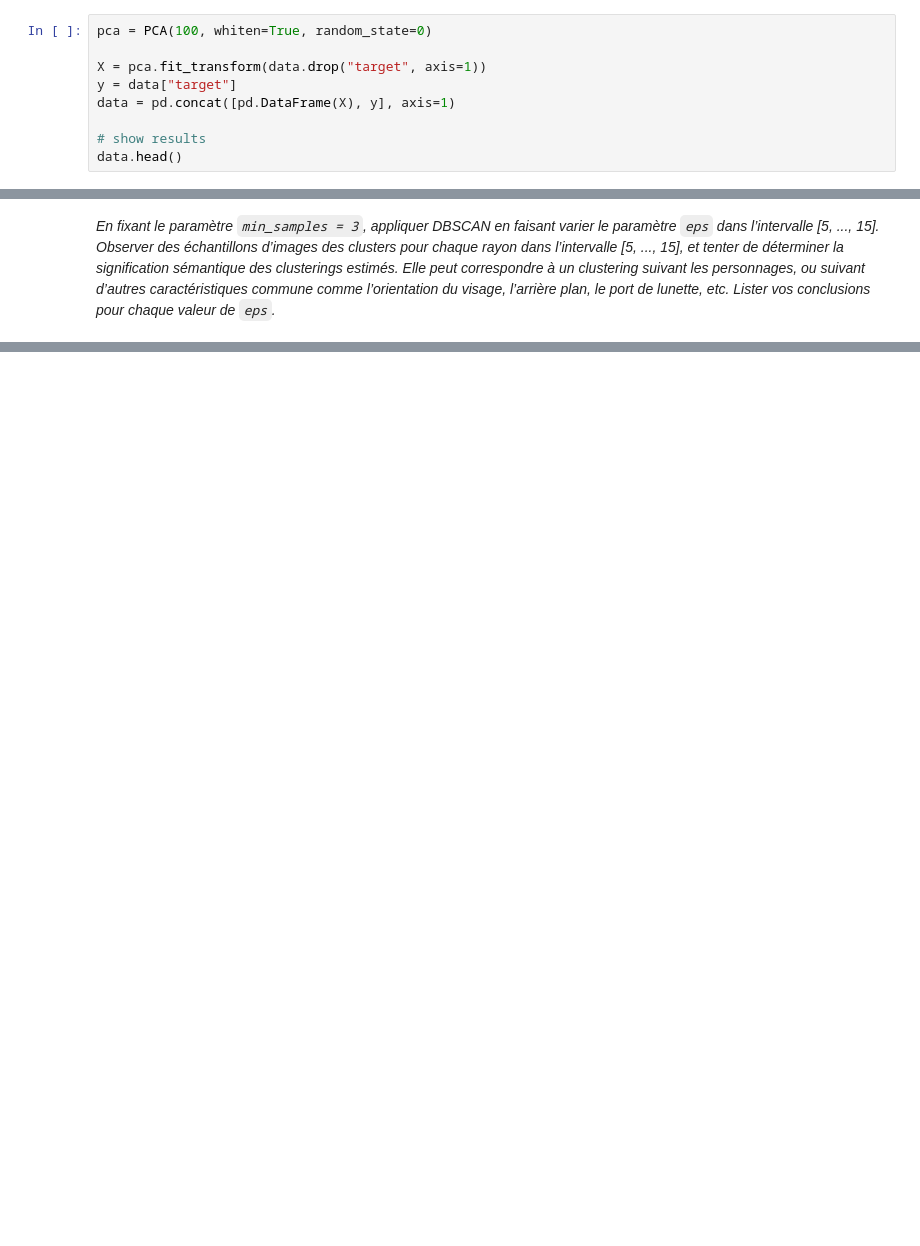
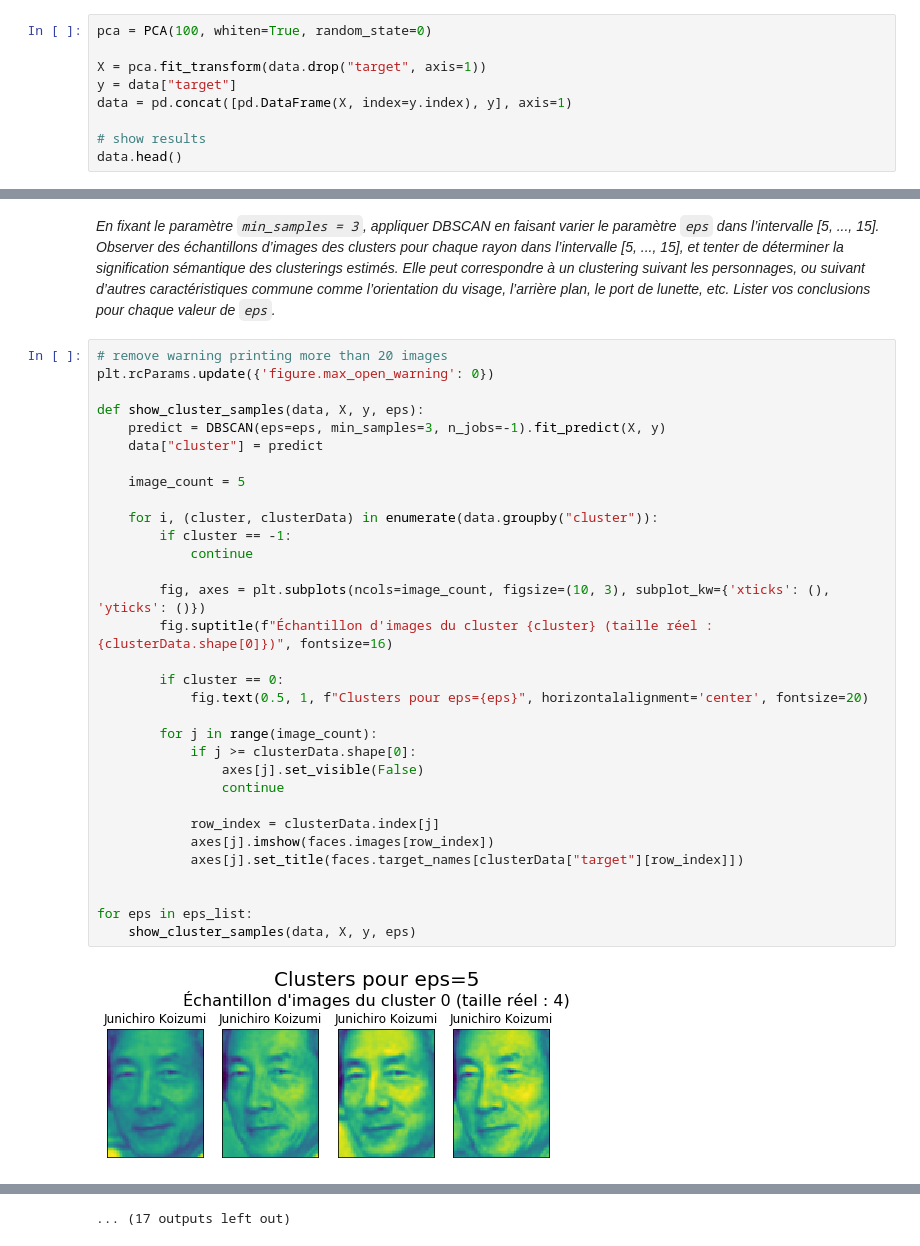
Before and after one commit to Neilero/IFT870-LFW, a Jupyter notebook: src/tp4_debut.ipynb, the cells around one changed output, grey strips where cells are left out. Cells and saved outputs as stored; diff of their text form; blank space fills up the shorter version.

```diff
--- a/src/tp4_debut.ipynb
+++ b/src/tp4_debut.ipynb
@@ -90,7 +91,7 @@ pca = PCA(100, whiten=True, random_state=0)
 
 X = pca.fit_transform(data.drop("target", axis=1))
 y = data["target"]
-data = pd.concat([pd.DataFrame(X), y], axis=1)
+data = pd.concat([pd.DataFrame(X, index=y.index), y], axis=1)
 
 # show results
 data.head()
@@ -189,3 +229,37 @@ sémantique des clusterings estimés. Elle peut correspondre à un clustering su
 personnages, ou suivant d’autres caractéristiques commune comme l’orientation du visage,
 l’arrière plan, le port de lunette, etc. Lister vos conclusions pour chaque valeur de
 `eps`.*
+# %%
+# remove warning printing more than 20 images
+plt.rcParams.update({'figure.max_open_warning': 0})
+
+def show_cluster_samples(data, X, y, eps):
+    predict = DBSCAN(eps=eps, min_samples=3, n_jobs=-1).fit_predict(X, y)
+    data["cluster"] = predict
+
+    image_count = 5
+
+    for i, (cluster, clusterData) in enumerate(data.groupby("cluster")):
+        if cluster == -1:
+            continue
+
+        fig, axes = plt.subplots(ncols=image_count, figsize=(10, 3), subplot_kw={'xticks': (), 'yticks': ()})
+        fig.suptitle(f"Échantillon d'images du cluster {cluster} (taille réel : {clusterData.shape[0]})", fontsize=16)
+
+        if cluster == 0:
+            fig.text(0.5, 1, f"Clusters pour eps={eps}", horizontalalignment='center', fontsize=20)
+
+        for j in range(image_count):
+            if j >= clusterData.shape[0]:
+                axes[j].set_visible(False)
+                continue
+
+            row_index = clusterData.index[j]
+            axes[j].imshow(faces.images[row_index])
+            axes[j].set_title(faces.target_names[clusterData["target"][row_index]])
+
+
+for eps in eps_list:
+    show_cluster_samples(data, X, y, eps)
+# %% [output]
+[figure, added]
@@ -191,0 +277 @@ l’arrière plan, le port de lunette, etc. Lister vos conclusions pour chaque v
+... (17 outputs left out)
```
Also changed, not shown: parts of 9 cells of this notebook, 1 other file.
